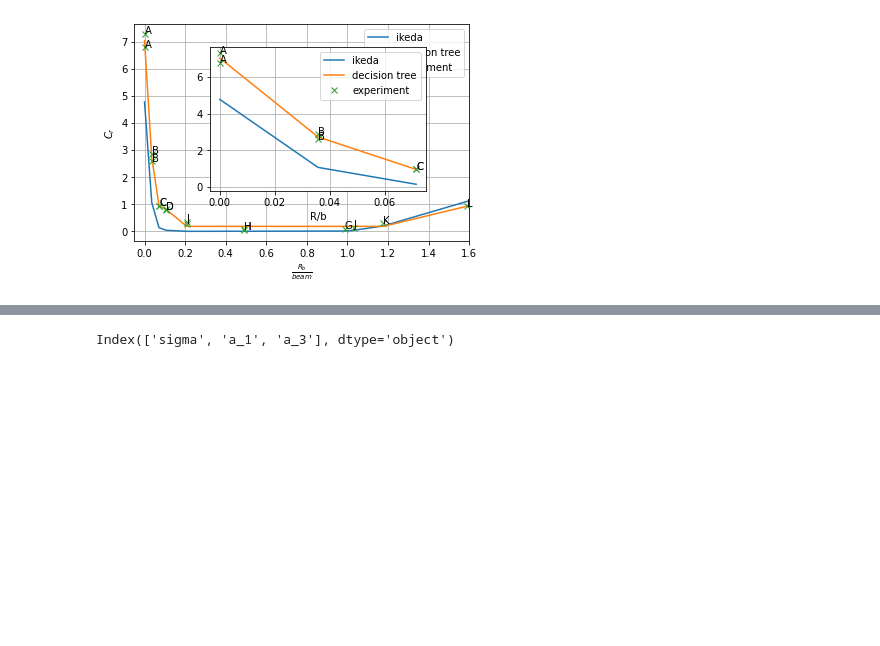
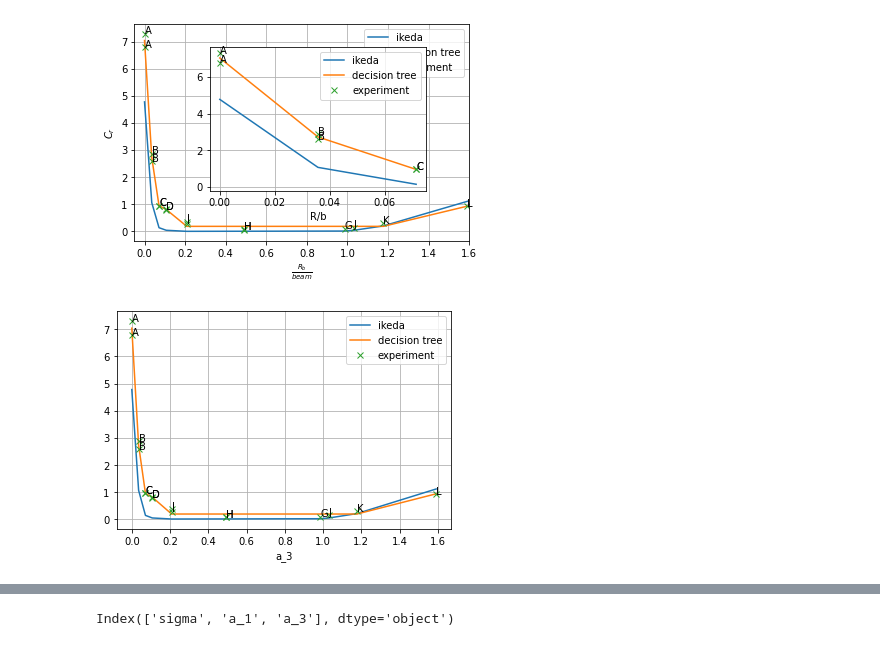
Before and after one commit to martinlarsalbert/Prediction-of-roll-motion-using-fully-nonlinear-potential-flow-and-Ikedas-method, a Jupyter notebook: reports/ISOPE_outline/00.5_ikeda_eddy_regression.ipynb, the cells around one changed output, grey strips where cells are left out. Drawn from its saved outputs; the diff is of its cells as text; code cells hidden in the pictures; blank space fills up the shorter version.

```diff
--- a/reports/ISOPE_outline/00.5_ikeda_eddy_regression.ipynb
+++ b/reports/ISOPE_outline/00.5_ikeda_eddy_regression.ipynb
@@ -479,3 +488,39 @@ data_pred_zoom = data_pred.loc[data_pred['R/b']<R_b_max]
 plot(ax=ax_zoom, data=data_zoom, data2=data2_zoom, data_pred=data_pred_zoom)
 # %% [output]
 [figure]
+# %%
+fig,ax=plt.subplots()
+key = 'a_3'
+data2[key] = data2['R'] / data2['beam']
+data[key] = data2[key]
+data_pred[key] = data2[key]
+
+def plot(ax, data, data2, data_pred):
+    data2.sort_values(by=key).plot(x=key, y='C_r', style='-', label='ikeda', ax=ax)
+    data_pred.sort_values(by=key).plot(x=key, y='C_r', style='-', label='decision tree', ax=ax)
+    data.sort_values(by=key).plot(x=key, y='C_r', style='x', label='experiment', ax=ax)
+
+    ax.grid(True)
+
+    for _,row in data.iterrows():
+        ax.annotate(row['model'], xy=(row[key],row['C_r']))
+
+
+plot(ax=ax, data=data, data2=data2, data_pred=data_pred)
+
+#ax.legend()
+#ax.set_title('')
+#ax.set_xlim(-0.05,1.6)
+#ax.set_xlabel(r'$\frac{R_b}{beam}$')
+#ax.set_ylabel(r'$C_r$')
+#
+#
+#ax_zoom = fig.add_axes([0.3, 0.3, .5, .5], zorder=1)
+#
+#R_b_max=0.1
+#data_zoom = data.loc[data['R/b']<R_b_max]
+#data2_zoom = data2.loc[data2['R/b']<R_b_max]
+#data_pred_zoom = data_pred.loc[data_pred['R/b']<R_b_max]
+#plot(ax=ax_zoom, data=data_zoom, data2=data2_zoom, data_pred=data_pred_zoom)
+# %% [output]
+[figure, added]
```
Also changed, not shown: parts of 8 cells of this notebook, 3 other files.
